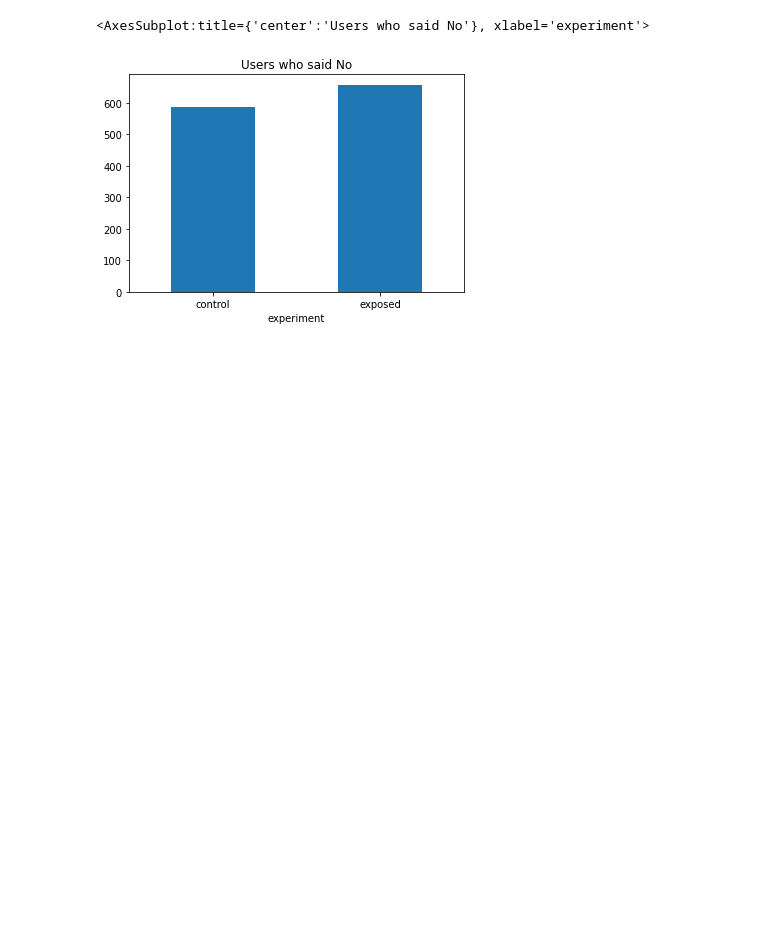
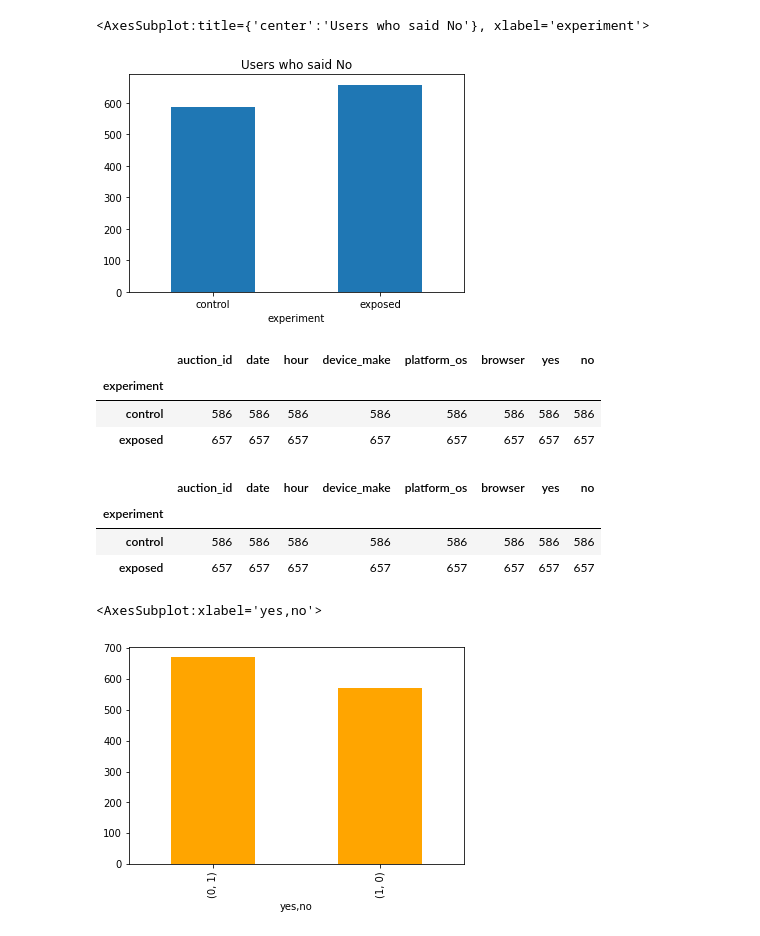
Before and after one commit to bkget/SmartAd-Performance-Aanalysis, a Jupyter notebook: notebooks/EDA_pipeline.ipynb, the cells around one changed output. Drawn from its saved outputs; the diff is of its cells as text; code cells hidden in the pictures; blank space fills up the shorter version.

```diff
--- a/notebooks/EDA_pipeline.ipynb
+++ b/notebooks/EDA_pipeline.ipynb
@@ -171,3 +171,26 @@ clean_df.groupby('experiment').count()['no'].plot.bar(rot=0, title="Users who sa
 # %% [output]
 <AxesSubplot:title={'center':'Users who said No'}, xlabel='experiment'>
 [figure]
+# %%
+clean_df.groupby(['experiment']).count()
+# %% [output]
+|  | auction_id | date | hour | device_make | platform_os | browser | yes | no |
+| experiment |  |  |  |  |  |  |  |  |
+| control | 586 | 586 | 586 | 586 | 586 | 586 | 586 | 586 |
+| exposed | 657 | 657 | 657 | 657 | 657 | 657 | 657 | 657 |
+# %%
+indexNames = clean_df[(data['yes'] == 0) & (data['no'] == 0)].index
+# Delete these row indexes from dataFrame
+clean_df.drop(indexNames , inplace=True)
+# %%
+clean_df.groupby(['experiment']).count()
+# %% [output]
+|  | auction_id | date | hour | device_make | platform_os | browser | yes | no |
+| experiment |  |  |  |  |  |  |  |  |
+| control | 586 | 586 | 586 | 586 | 586 | 586 | 586 | 586 |
+| exposed | 657 | 657 | 657 | 657 | 657 | 657 | 657 | 657 |
+# %%
+clean_df[['yes','no']].value_counts().plot(kind='bar',color='orange')
+# %% [output]
+<AxesSubplot:xlabel='yes,no'>
+[figure, added]
```
Also changed, not shown: parts of 3 cells of this notebook.
